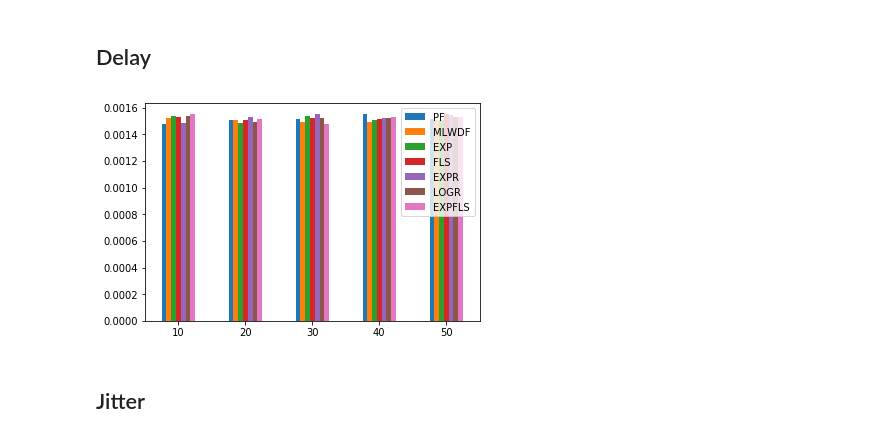
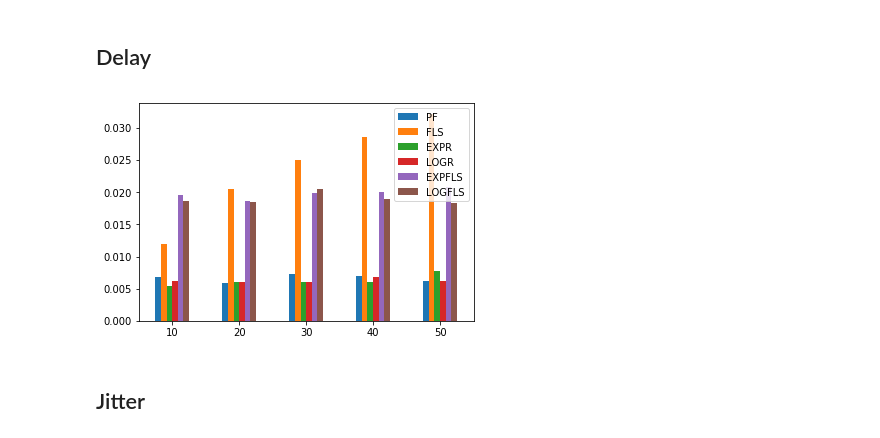
Before and after one commit to gdbranco/lte-sim-dev-new, a Jupyter notebook: myStuff/scripts/P0_100WebApp_ConstantPosition.ipynb, the cells around one changed output. Saved outputs shown, nothing was run; the diff lists cells and outputs as text; code cells hidden in the pictures.

```diff
--- a/myStuff/scripts/P0_100WebApp_ConstantPosition.ipynb
+++ b/myStuff/scripts/P0_100WebApp_ConstantPosition.ipynb
@@ -219,6 +219,7 @@ base = "../../../Simulations/SingleCell/P0_100WebApp_ConstantPosition"
 ext = ".gz"
 until = 21
 users = 51
+scheds = 9
 files = {
          1: {
                 3: {10: [], 20: [], 30: [], 40: [], 50: [], 60: [], 70: [], 80: [], 90: [], 100: []},
@@ -253,9 +254,14 @@ files = {
                 3: {10: [], 20: [], 30: [], 40: [], 50: [], 60: [], 70: [], 80: [], 90: [], 100: []},
                 30: {10: [], 20: [], 30: [], 40: [], 50: [], 60: [], 70: [], 80: [], 90: [], 100: []},
                 120: {10: [], 20: [], 30: [], 40: [], 50: [], 60: [], 70: [], 80: [], 90: [], 100: []}
+             },
+        8: {
+                3: {10: [], 20: [], 30: [], 40: [], 50: [], 60: [], 70: [], 80: [], 90: [], 100: []},
+                30: {10: [], 20: [], 30: [], 40: [], 50: [], 60: [], 70: [], 80: [], 90: [], 100: []},
+                120: {10: [], 20: [], 30: [], 40: [], 50: [], 60: [], 70: [], 80: [], 90: [], 100: []}
              }
         }
-for sched in range(1,8):
+for sched in range(1,scheds):
     for ue in range(10, users, 10):
         for vel in [3]:
             for count in range(1,until):
@@ -447,15 +439,15 @@ fig.savefig("./pdfs/GPUTCBR.pdf", bbox_inches='tight')
 # %% [markdown]
 ## Delay
 # %%
-dfDELAYCBR = pd.DataFrame({'PF': DELAYCBR[1], 'MLWDF': DELAYCBR[2], 'EXP': DELAYCBR[3],
-                            'FLS': DELAYCBR[4], 'EXPR': DELAYCBR[5], 'LOGR': DELAYCBR[6],
-                             'EXPFLS': DELAYCBR[7]},
+dfDELAYCBR = pd.DataFrame({'PF': metrics["WEB"]["DELAY"][1],
+                            'FLS': metrics["WEB"]["DELAY"][4], 'EXPR': metrics["WEB"]["DELAY"][5], 'LOGR': metrics["WEB"]["DELAY"][6],
+                             'EXPFLS': metrics["WEB"]["DELAY"][7], 'LOGFLS': metrics["WEB"]["DELAY"][8]},
                            index=[10,20,30,40,50])
 plot = dfDELAYCBR.plot.bar(rot=0)
 fig = plot.get_figure()
 fig.savefig("./pdfs/DelayCBR.pdf", bbox_inches='tight')
 # %% [output]
-[figure, old version]
+[figure, new version]
 # %% [markdown]
 ## Jitter
 # %%
```
Also changed, not shown: parts of 14 cells of this notebook, 20 other files.
